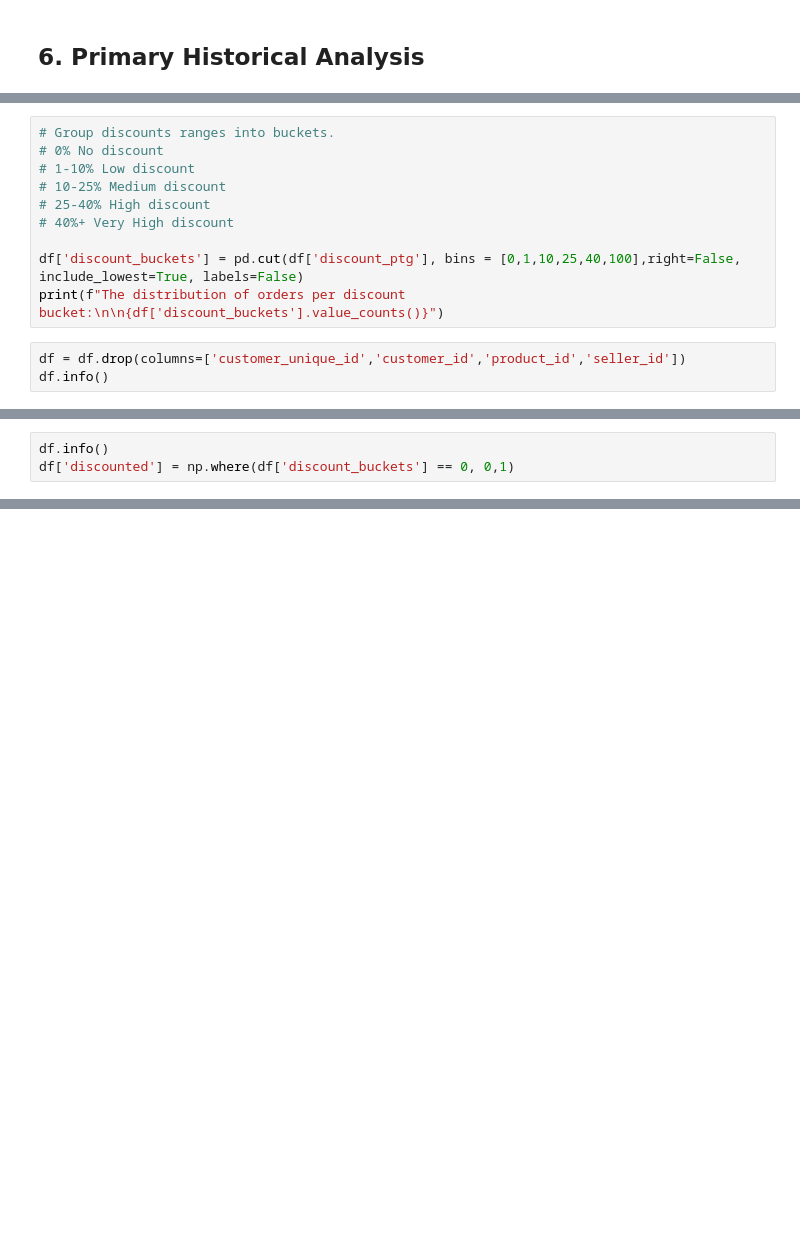
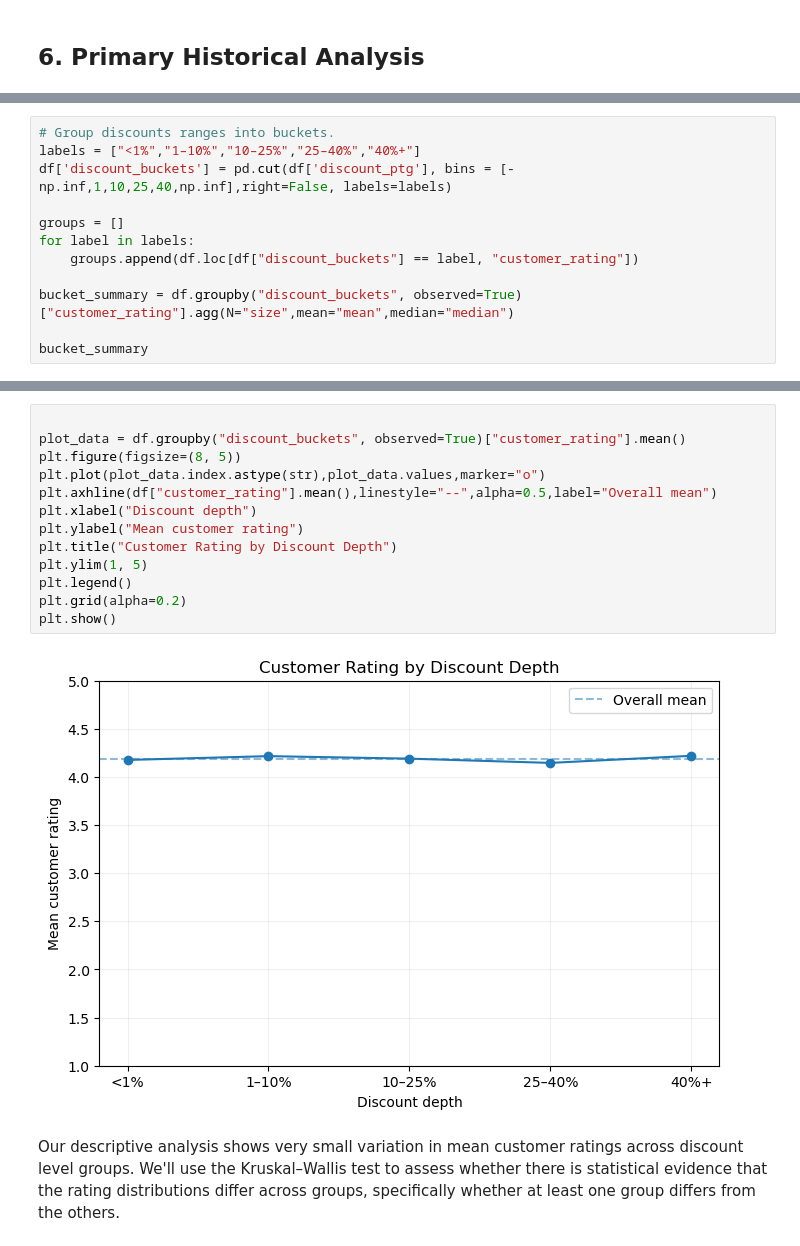
Before and after one commit to joelaniado/olist-discount-ratings-analysis, a Jupyter notebook: discount_rating_experiment.ipynb, the cells around one changed output, grey strips where cells are left out. Drawn from its saved outputs; the diff is of its cells as text; blank space fills up the shorter version.

```diff
--- a/discount_rating_experiment.ipynb
+++ b/discount_rating_experiment.ipynb
@@ -510,13 +416,0 @@ print(f'Total missing values per variable:\n{df.isnull().sum()}',
-# %%
-# Group discounts ranges into buckets.
-# 0% No discount
-# 1-10% Low discount
-# 10-25% Medium discount
-# 25-40% High discount
-# 40%+ Very High discount
-
-df['discount_buckets'] = pd.cut(df['discount_ptg'], bins = [0,1,10,25,40,100],right=False, include_lowest=True, labels=False)
-print(f"The distribution of orders per discount bucket:\n\n{df['discount_buckets'].value_counts()}")
-# %%
-df = df.drop(columns=['customer_unique_id','customer_id','product_id','seller_id'])
-df.info()
@@ -525,3 +416,0 @@ df.info()
-# %%
-df.info()
-df['discounted'] = np.where(df['discount_buckets'] == 0, 0,1)
@@ -824,0 +587,12 @@ print("=" * 55)
+# %%
+# Group discounts ranges into buckets.
+labels = ["<1%","1–10%","10–25%","25–40%","40%+"]
+df['discount_buckets'] = pd.cut(df['discount_ptg'], bins = [-np.inf,1,10,25,40,np.inf],right=False, labels=labels)
+
+groups = []
+for label in labels:
+    groups.append(df.loc[df["discount_buckets"] == label, "customer_rating"])
+
+bucket_summary = df.groupby("discount_buckets", observed=True)["customer_rating"].agg(N="size",mean="mean",median="median")
+
+bucket_summary
@@ -824,0 +607,17 @@ print("=" * 55)
+# %%
+
+plot_data = df.groupby("discount_buckets", observed=True)["customer_rating"].mean()
+plt.figure(figsize=(8, 5))
+plt.plot(plot_data.index.astype(str),plot_data.values,marker="o")
+plt.axhline(df["customer_rating"].mean(),linestyle="--",alpha=0.5,label="Overall mean")
+plt.xlabel("Discount depth")
+plt.ylabel("Mean customer rating")
+plt.title("Customer Rating by Discount Depth")
+plt.ylim(1, 5)
+plt.legend()
+plt.grid(alpha=0.2)
+plt.show()
+# %% [output]
+[figure, added]
+# %% [markdown]
+Our descriptive analysis shows very small variation in mean customer ratings across discount level groups. We'll use the Kruskal–Wallis test to assess whether there is statistical evidence that the rating distributions differ across groups, specifically whether at least one group differs from the others.
```
Also changed, not shown: parts of 111 cells of this notebook, 1 other file.
